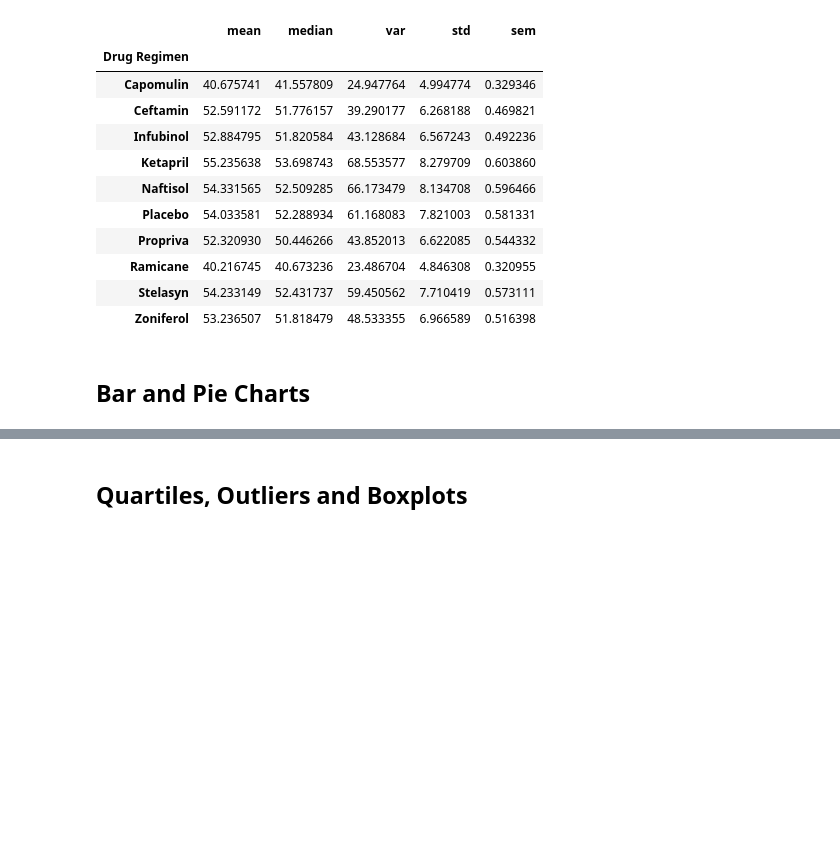
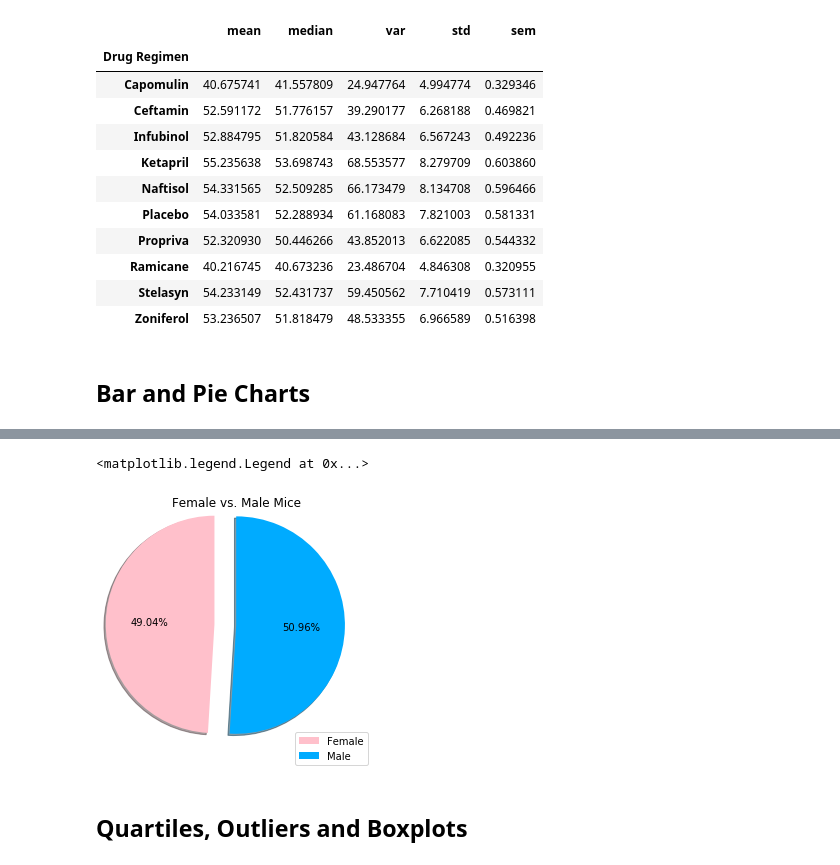
Before and after one commit to manny-p/matplotlib-challenge, a Jupyter notebook: Pymaceuticals/pymaceuticals_starter.ipynb, the cells around one changed output, grey strips where cells are left out. Cells and saved outputs as stored; diff of their text form; code cells hidden in the pictures; blank space fills up the shorter version.

```diff
--- a/Pymaceuticals/pymaceuticals_starter.ipynb
+++ b/Pymaceuticals/pymaceuticals_starter.ipynb
@@ -255,3 +249,35 @@ Text(0, 0.5, 'Count')
+# %%
+# Generate a pie plot showing the distribution of female versus male mice using pandas
+
+df_gender = pd.DataFrame(df_clean.groupby(['Sex']).count()).reset_index()
+df_gender = df_gender[['Sex','Mouse ID']]
+
+
+df_gender.plot(
+                kind='pie',
+                labels=df_gender['Sex'],
+                labeldistance=None,
+                y = 'Mouse ID',
+                autopct='%1.2f%%',
+                legend = True,
+                colors = ['pink', '#00abff'],
+                explode = [.25,0],
+                radius=1.25,
+                figsize=(8, 4),
+                startangle=90,
+                shadow=True
+              )
+
+
+labels=['','','',''],
+
+plt.title('Female vs. Male Mice', pad=10)
+plt.ylabel('')
+# plt.legend(loc="lower right")
+plt.legend(bbox_to_anchor=(.75,0), loc="lower right", bbox_transform=plt.gcf().transFigure)
+# %% [output]
+<matplotlib.legend.Legend at 0x...>
+[figure, added]
 # %%
 # Generate a pie plot showing the distribution of female versus male mice using pyplot
 # %% [markdown]
```
Also changed, not shown: parts of 4 cells of this notebook.
